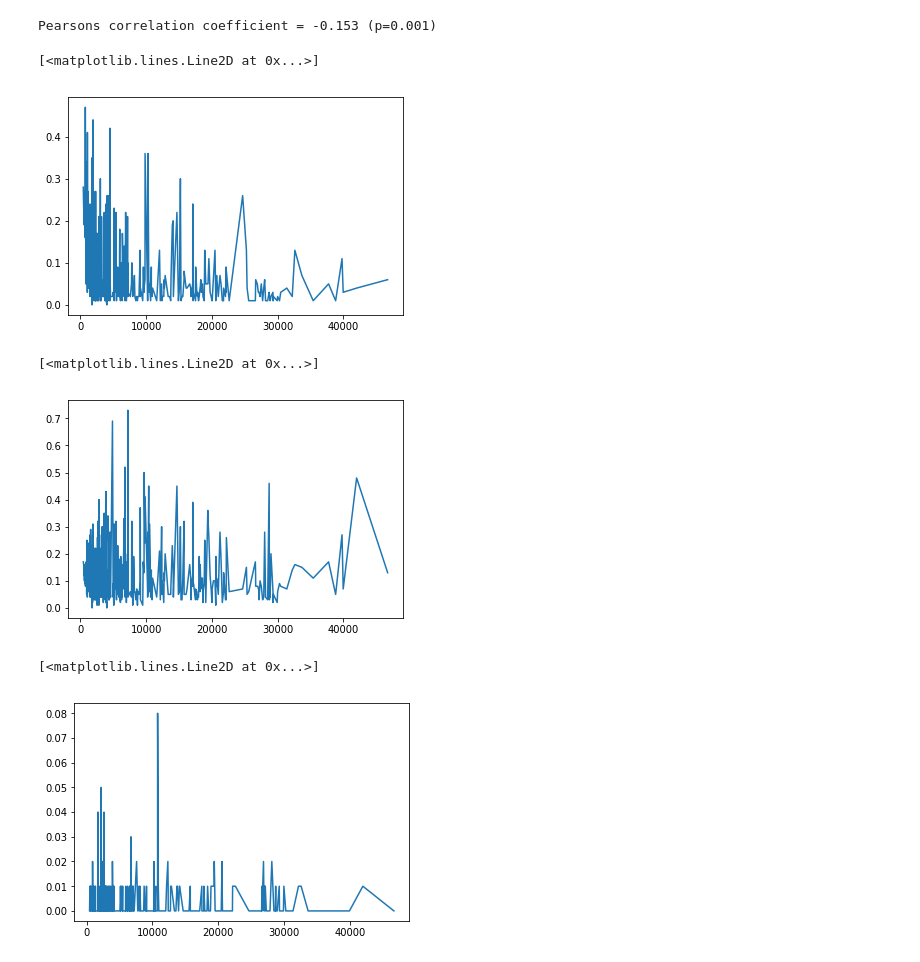
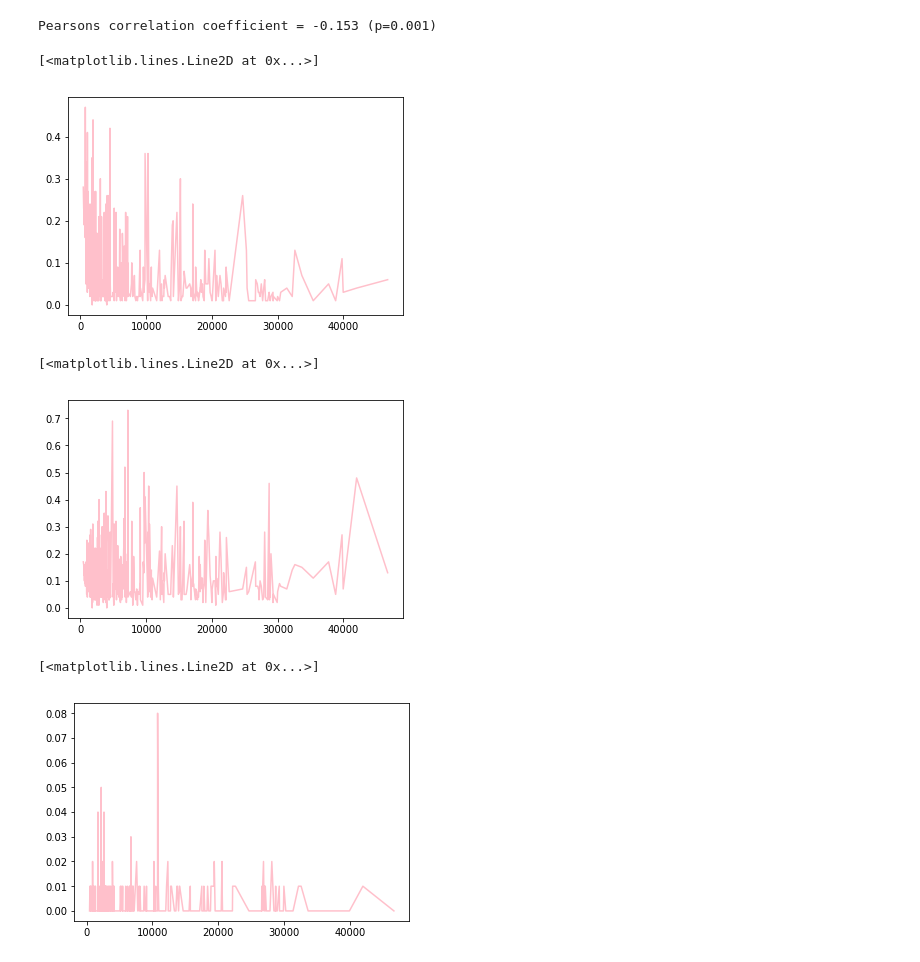
Before and after one commit to nforesti/education, a Jupyter notebook: top500_undergradpop_demographic.ipynb, the cells around one changed output. Saved outputs shown, nothing was run; the diff lists cells and outputs as text; code cells hidden in the pictures.

```diff
--- a/top500_undergradpop_demographic.ipynb
+++ b/top500_undergradpop_demographic.ipynb
@@ -4,8 +4,8 @@ import numpy as np
 import matplotlib.pyplot as plt
 # %%
 #get racial demographic data
-df_nicheorig = pd.read_csv("datasets/niche4yearpublicprivate.csv")
-df_niche = df_nicheorig.copy(deep=True)
+
+df_niche = pd.read_csv("datasets/niche4yearpublicprivate.csv")
 
 #niche[niche.isnull().any(axis=1)]
 df_columns = df_niche[['African American', 'Asian', 'Hispanic', 'International', 'Multiracial', 'Native American','Pacific Islander', 'Unknown', 'White']]
@@ -193,18 +193,18 @@ print('Pearsons correlation coefficient = %.3f (p=%.3f)' % (pearsonr(df_sorted['
 # %% [output]
 Pearsons correlation coefficient = -0.153 (p=0.001)
 # %%
-plt.plot(df_sorted.undergradpop, df_top500["Asian"])
+plt.plot(df_sorted.undergradpop, df_top500["Asian"], 'pink')
 # %% [output]
 [<matplotlib.lines.Line2D at 0x...>]
-[figure, old version]
+[figure, new version]
 # %%
-plt.plot(df_sorted.undergradpop, df_top500["Hispanic"])
+plt.plot(df_sorted.undergradpop, df_top500["Hispanic"], 'pink')
 # %% [output]
 [<matplotlib.lines.Line2D at 0x...>]
-[figure, old version]
+[figure, new version]
 # %%
-plt.plot(df_sorted.undergradpop, df_top500["Native American"])
+plt.plot(df_sorted.undergradpop, df_top500["Native American"], 'pink')
 # %% [output]
 [<matplotlib.lines.Line2D at 0x...>]
-[figure, old version]
+[figure, new version]
 # %%
```
Also changed, not shown: parts of 9 cells of this notebook, 1 other file.
